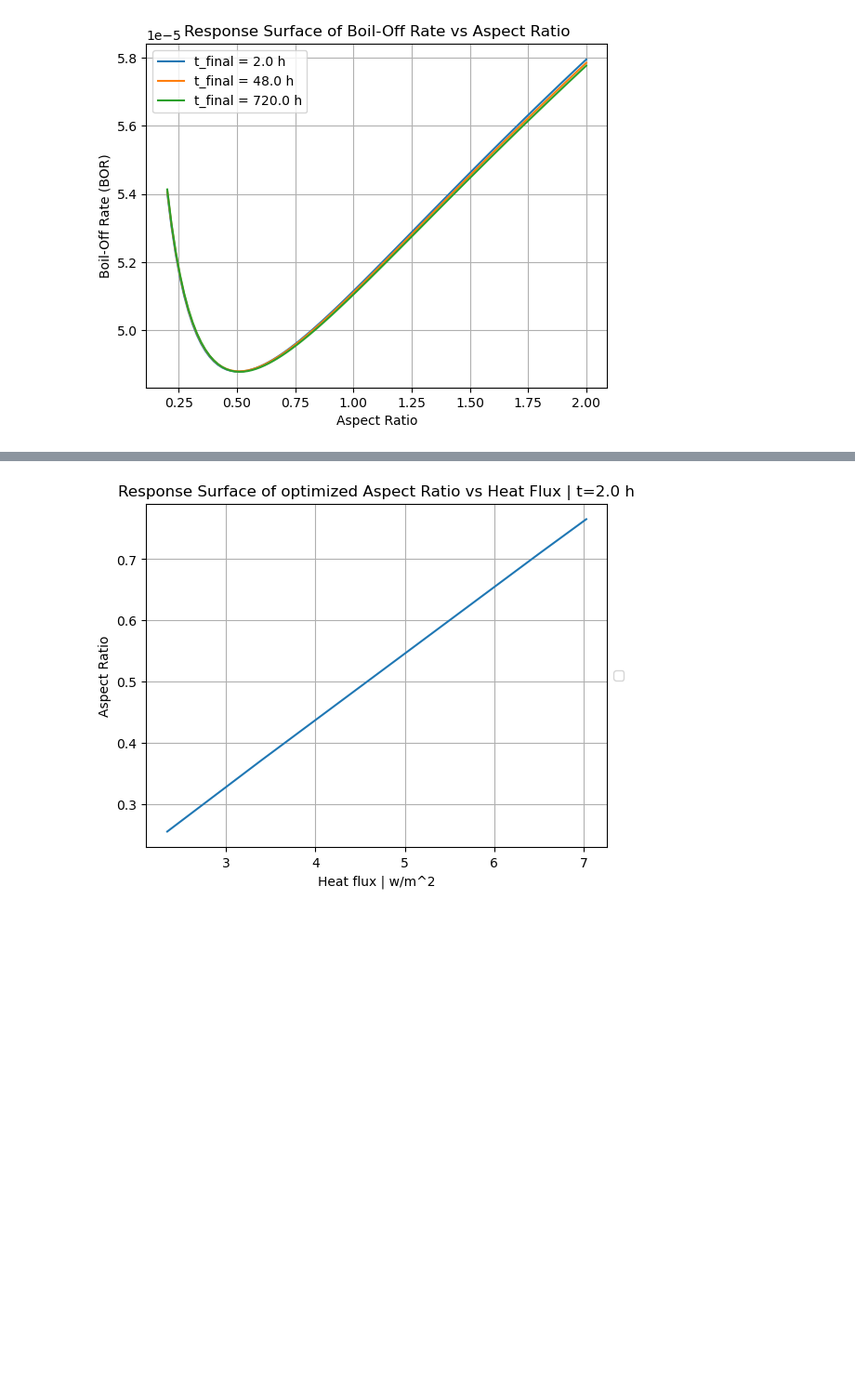
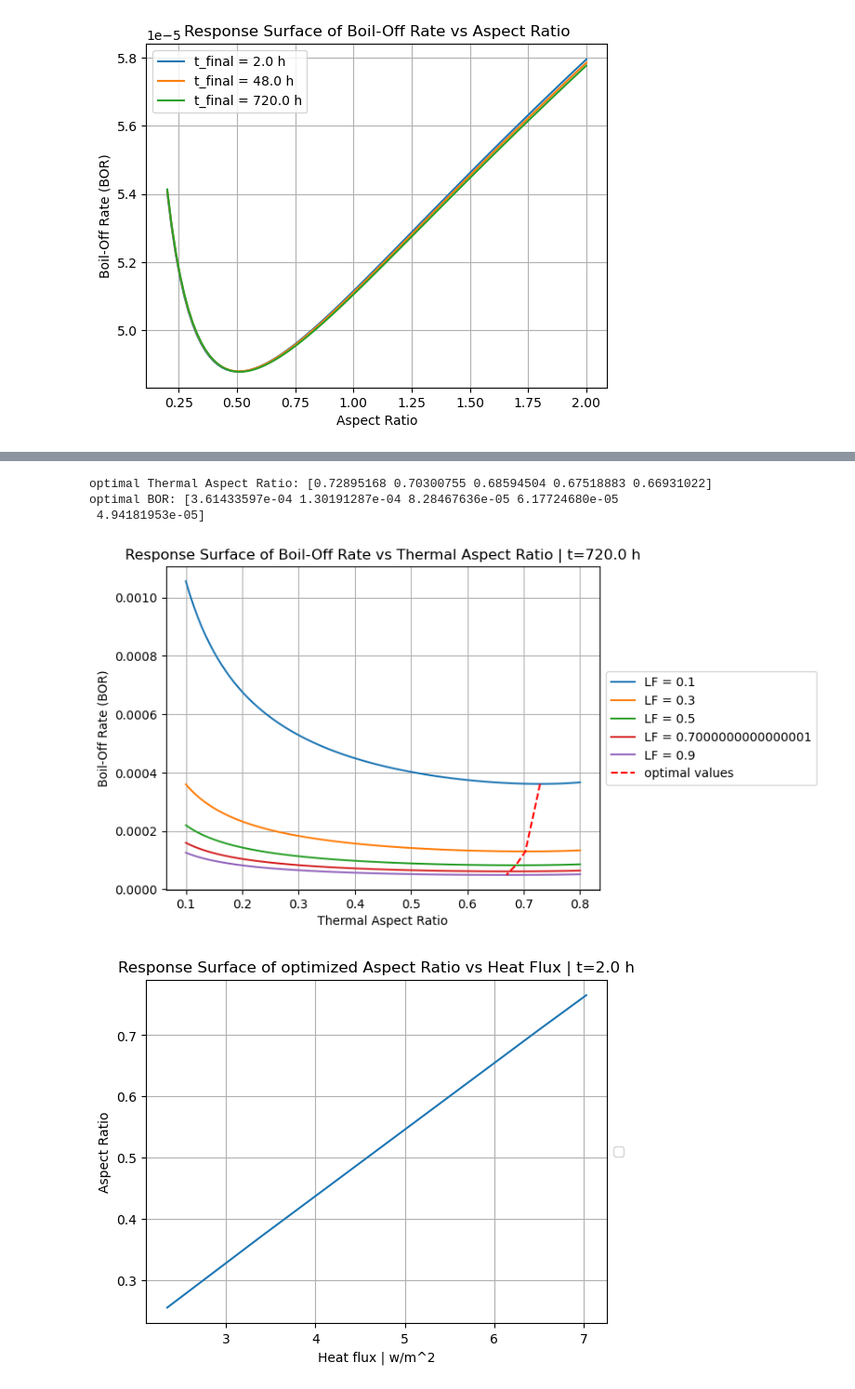
Before and after one commit to felipehuerta17/CryoEvap, a Jupyter notebook: notebooks/ammonia_large_720h_JAX.ipynb, the cells around one changed output, grey strips where cells are left out. Shown at 93% size. Drawn from its saved outputs; the diff is of its cells as text; code cells hidden in the pictures; blank space fills up the shorter version.

```diff
--- a/notebooks/ammonia_large_720h_JAX.ipynb
+++ b/notebooks/ammonia_large_720h_JAX.ipynb
@@ -147,3 +154,10 @@ optimal BOR: [1.28540403e-04 8.17865462e-05 6.09760829e-05 4.87799457e-05]
+# %%
+opti.plot_surface_response_thermal_liquid_filling(jnp.linspace(0.1, 0.8, 100), jnp.linspace(0.1, 0.9, 5),720*3600)
+# %% [output]
+optimal Thermal Aspect Ratio: [0.72895168 0.70300755 0.68594504 0.67518883 0.66931022]
+optimal BOR: [3.61433597e-04 1.30191287e-04 8.28467636e-05 6.17724680e-05
+ 4.94181953e-05]
+[figure, added]
 # %%
 opti.plot_surface_response_bottom_heat(jnp.linspace(U_L*(T_air - cryogen.T_sat)*0.5, U_L*(T_air - cryogen.T_sat)*1.5, 10), 2*3600)
 # %% [output]
```
Also changed, not shown: parts of 2 cells of this notebook, 3 other files.
